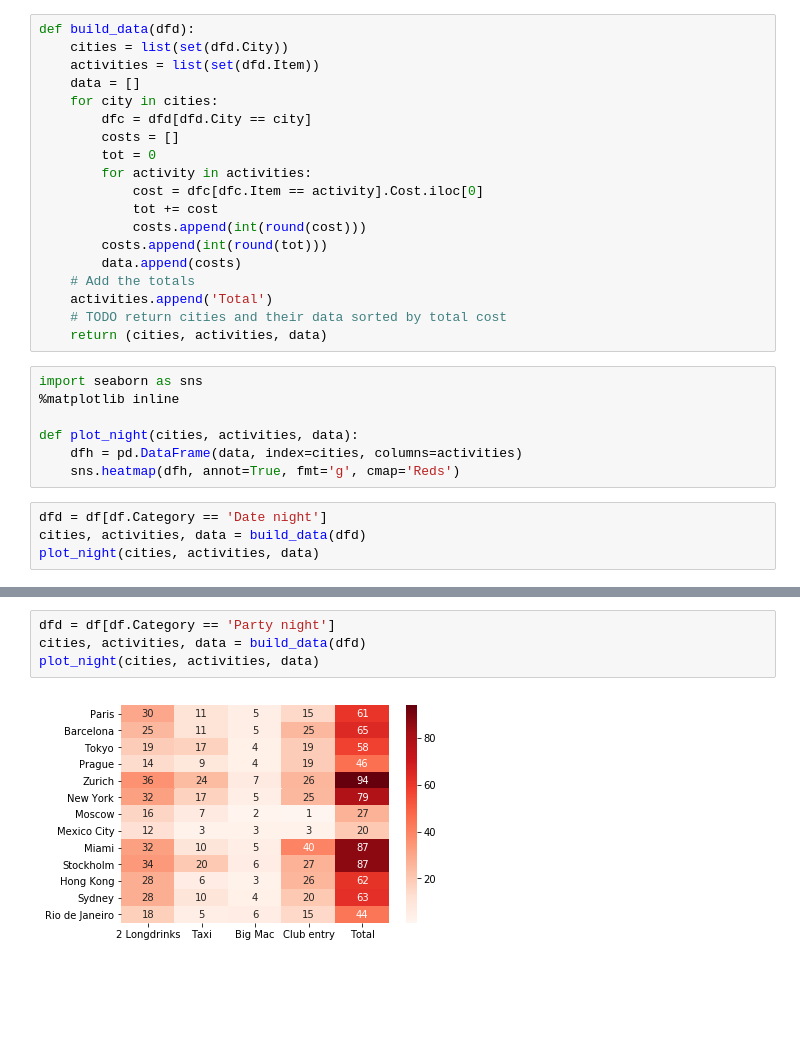
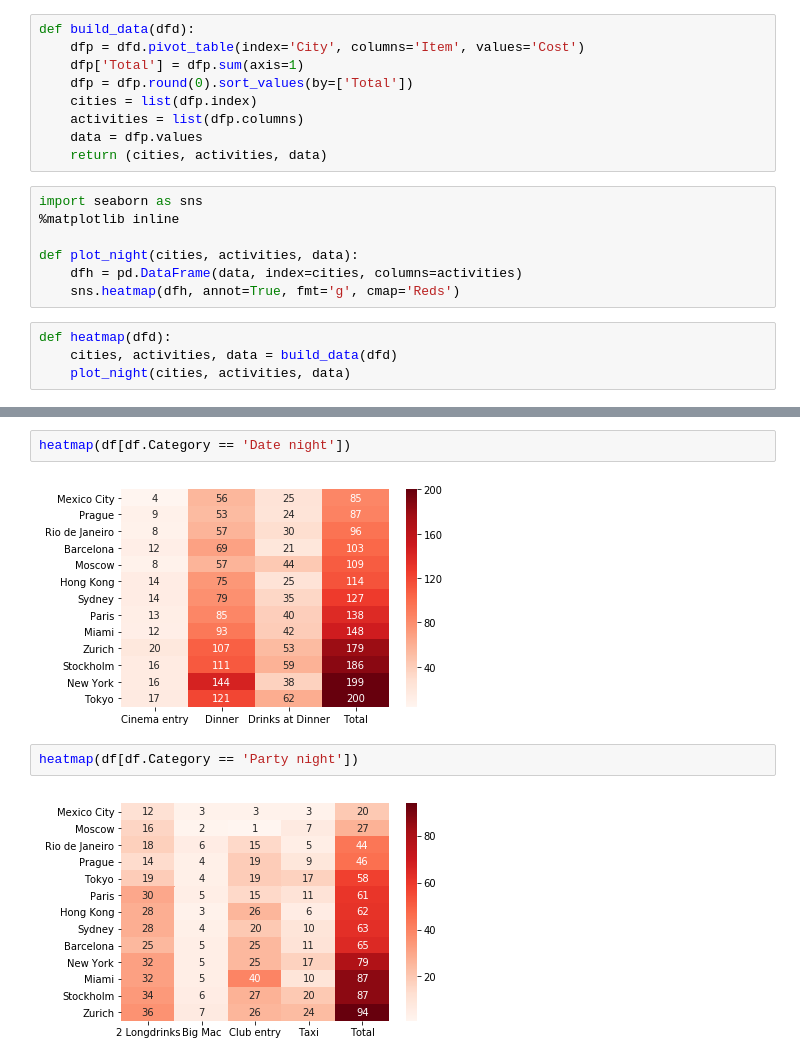
Before and after one commit to fizquierdo/Viz, a Jupyter notebook: make-over-monday/week48-cost-of-night-out/cost-night-out.ipynb, the cells around one changed output, grey strips where cells are left out. Cells and saved outputs as stored; diff of their text form; blank space fills up the shorter version.

Commit message:
refactor heatmap and add scatter to see party vs. date

```diff
--- a/make-over-monday/week48-cost-of-night-out/cost-night-out.ipynb
+++ b/make-over-monday/week48-cost-of-night-out/cost-night-out.ipynb
@@ -12,25 +12,15 @@ df.head()
 | 2 | Date night | Barcelona | Spain | Cinema entry | 11.87 |
 | 3 | Party night | Barcelona | Spain | Taxi | 10.92 |
 | 4 | Party night | Barcelona | Spain | Big Mac | 4.75 |
-# %%
-def build_data(dfd):
-    cities = list(set(dfd.City))
-    activities = list(set(dfd.Item))
-    data = []
-    for city in cities:
-        dfc = dfd[dfd.City == city]
-        costs = []
-        tot = 0
-        for activity in activities:
-            cost = dfc[dfc.Item == activity].Cost.iloc[0]
-            tot += cost
-            costs.append(int(round(cost)))
-        costs.append(int(round(tot)))
-        data.append(costs)
-    # Add the totals
-    activities.append('Total')
-    # TODO return cities and their data sorted by total cost
-    return (cities, activities, data)
+# %%
+def build_data(dfd):
+    dfp = dfd.pivot_table(index='City', columns='Item', values='Cost')
+    dfp['Total'] = dfp.sum(axis=1)
+    dfp = dfp.round(0).sort_values(by=['Total'])
+    cities = list(dfp.index)
+    activities = list(dfp.columns)
+    data = dfp.values
+    return (cities, activities, data)
 # %%
 import seaborn as sns
 %matplotlib inline
@@ -39,6 +29,6 @@ def plot_night(cities, activities, data):
     dfh = pd.DataFrame(data, index=cities, columns=activities)
     sns.heatmap(dfh, annot=True, fmt='g', cmap='Reds')
 # %%
-dfd = df[df.Category == 'Date night']
-cities, activities, data = build_data(dfd)
-plot_night(cities, activities, data)
+def heatmap(dfd):
+    cities, activities, data = build_data(dfd)
+    plot_night(cities, activities, data)
@@ -47,6 +35,8 @@ plot_night(cities, activities, data)
+# %%
+heatmap(df[df.Category == 'Date night'])
+# %% [output]
+[figure, added]
 # %%
-dfd = df[df.Category == 'Party night']
-cities, activities, data = build_data(dfd)
-plot_night(cities, activities, data)
+heatmap(df[df.Category == 'Party night'])
 # %% [output]
-[figure, old version]
+[figure, new version]
```
Also changed, not shown: parts of 7 cells of this notebook.
